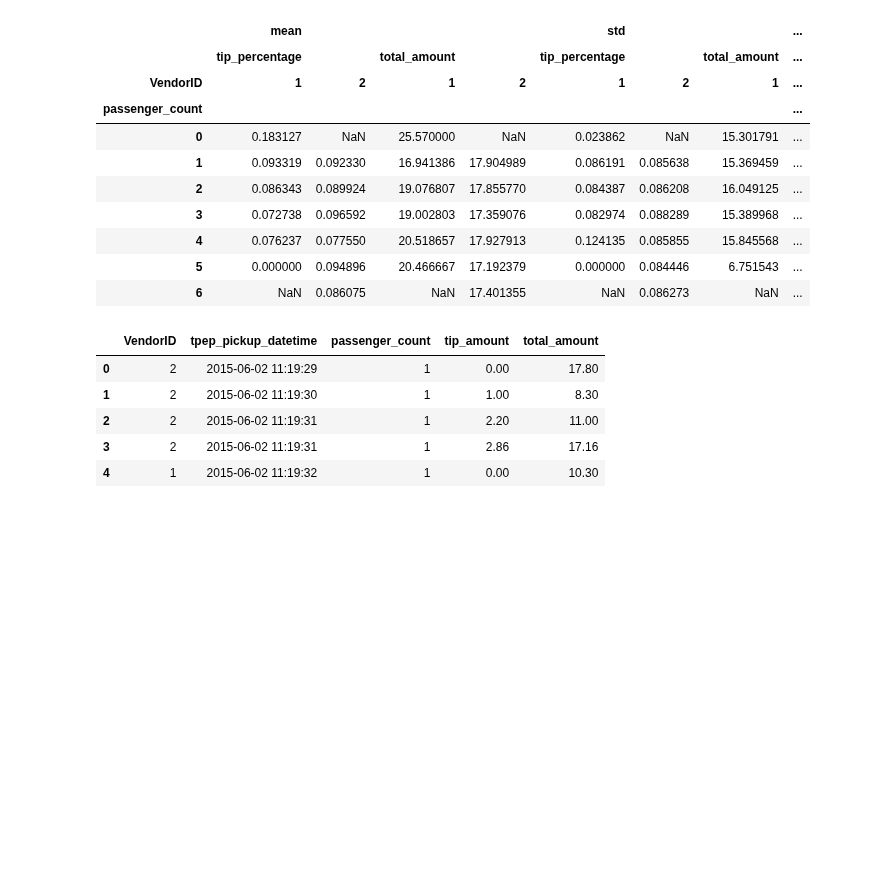
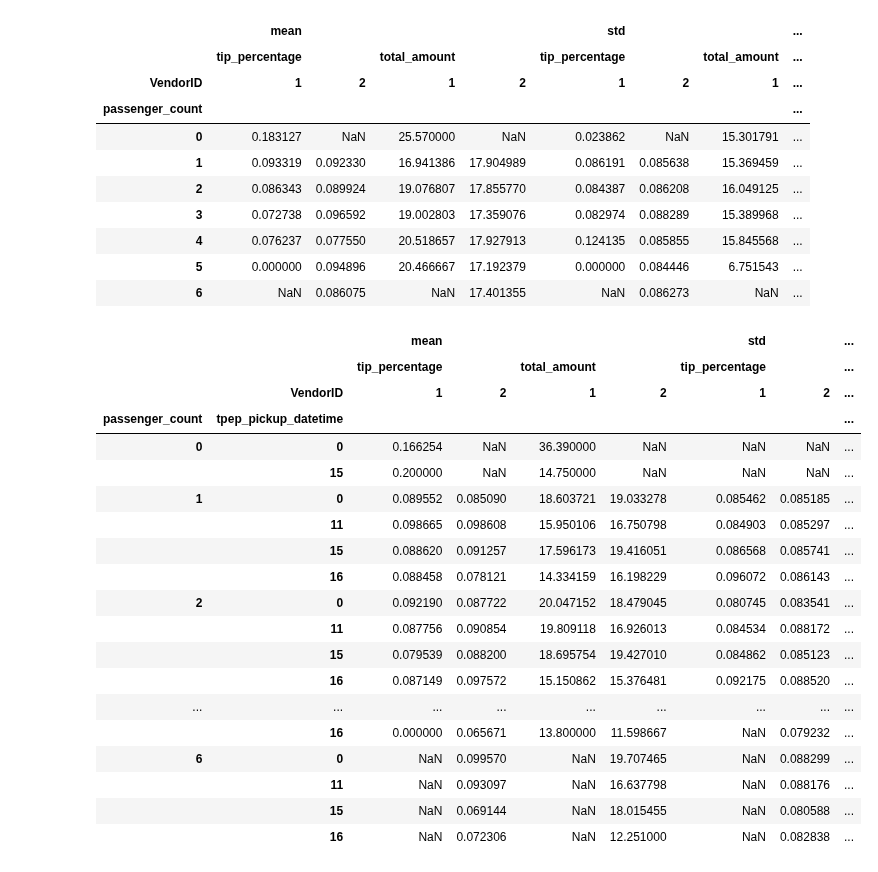
Before and after one commit to reuven/boi-autumn-2024, a Jupyter notebook: Reuven - Dec 26.ipynb, the cells around one changed output. Drawn from its saved outputs; the diff is of its cells as text; code cells hidden in the pictures; blank space fills up the shorter version.

```diff
--- a/Reuven - Dec 26.ipynb
+++ b/Reuven - Dec 26.ipynb
@@ -1917,16 +1917,31 @@ df = pd.read_csv(filename,
                  usecols=['tpep_pickup_datetime',
                           'VendorID', 'passenger_count', 'total_amount', 'tip_amount'],
                  parse_dates=['tpep_pickup_datetime'])
-df.head()
+
+df['tip_percentage'] = df['tip_amount'] / df['total_amount']
-# %% [output]
-|  | VendorID | tpep_pickup_datetime | passenger_count | tip_amount | total_amount |
-| 0 | 2 | 2015-06-02 11:19:29 | 1 | 0.00 | 17.80 |
-| 1 | 2 | 2015-06-02 11:19:30 | 1 | 1.00 | 8.30 |
-| 2 | 2 | 2015-06-02 11:19:31 | 1 | 2.20 | 11.00 |
-| 3 | 2 | 2015-06-02 11:19:31 | 1 | 2.86 | 17.16 |
-| 4 | 1 | 2015-06-02 11:19:32 | 1 | 0.00 | 10.30 |
 # %%
-df.pivot_table(index=['passenger_count', df,
+df.pivot_table(index=['passenger_count', df['tpep_pickup_datetime'].dt.hour],
               columns='VendorID',
               values=['tip_percentage', 'total_amount'],
               aggfunc=['mean', 'std'])
+# %% [output]
+|  |  | mean |  |  |  | std |  | ... |
+|  |  | tip_percentage |  | total_amount |  | tip_percentage |  | ... |
+|  | VendorID | 1 | 2 | 1 | 2 | 1 | 2 | ... |
+| passenger_count | tpep_pickup_datetime |  |  |  |  |  |  | ... |
+| 0 | 0 | 0.166254 | NaN | 36.390000 | NaN | NaN | NaN | ... |
+|  | 15 | 0.200000 | NaN | 14.750000 | NaN | NaN | NaN | ... |
+| 1 | 0 | 0.089552 | 0.085090 | 18.603721 | 19.033278 | 0.085462 | 0.085185 | ... |
+|  | 11 | 0.098665 | 0.098608 | 15.950106 | 16.750798 | 0.084903 | 0.085297 | ... |
+|  | 15 | 0.088620 | 0.091257 | 17.596173 | 19.416051 | 0.086568 | 0.085741 | ... |
+|  | 16 | 0.088458 | 0.078121 | 14.334159 | 16.198229 | 0.096072 | 0.086143 | ... |
+| 2 | 0 | 0.092190 | 0.087722 | 20.047152 | 18.479045 | 0.080745 | 0.083541 | ... |
+|  | 11 | 0.087756 | 0.090854 | 19.809118 | 16.926013 | 0.084534 | 0.088172 | ... |
+|  | 15 | 0.079539 | 0.088200 | 18.695754 | 19.427010 | 0.084862 | 0.085123 | ... |
+|  | 16 | 0.087149 | 0.097572 | 15.150862 | 15.376481 | 0.092175 | 0.088520 | ... |
+| ... | ... | ... | ... | ... | ... | ... | ... | ... |
+|  | 16 | 0.000000 | 0.065671 | 13.800000 | 11.598667 | NaN | 0.079232 | ... |
+| 6 | 0 | NaN | 0.099570 | NaN | 19.707465 | NaN | 0.088299 | ... |
+|  | 11 | NaN | 0.093097 | NaN | 16.637798 | NaN | 0.088176 | ... |
+|  | 15 | NaN | 0.069144 | NaN | 18.015455 | NaN | 0.080588 | ... |
+|  | 16 | NaN | 0.072306 | NaN | 12.251000 | NaN | 0.082838 | ... |
```
Also changed, not shown: parts of 3 cells of this notebook.
